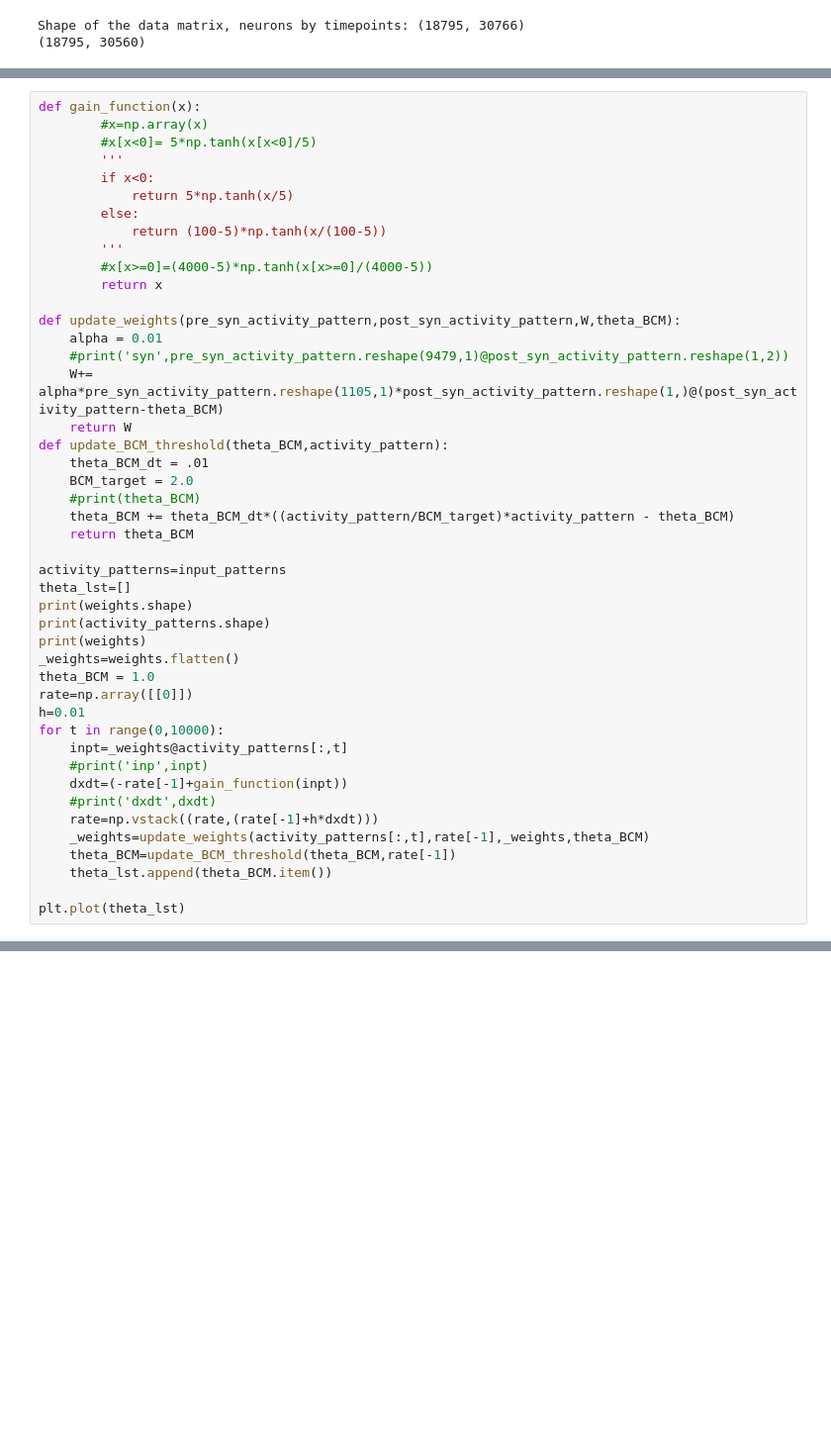
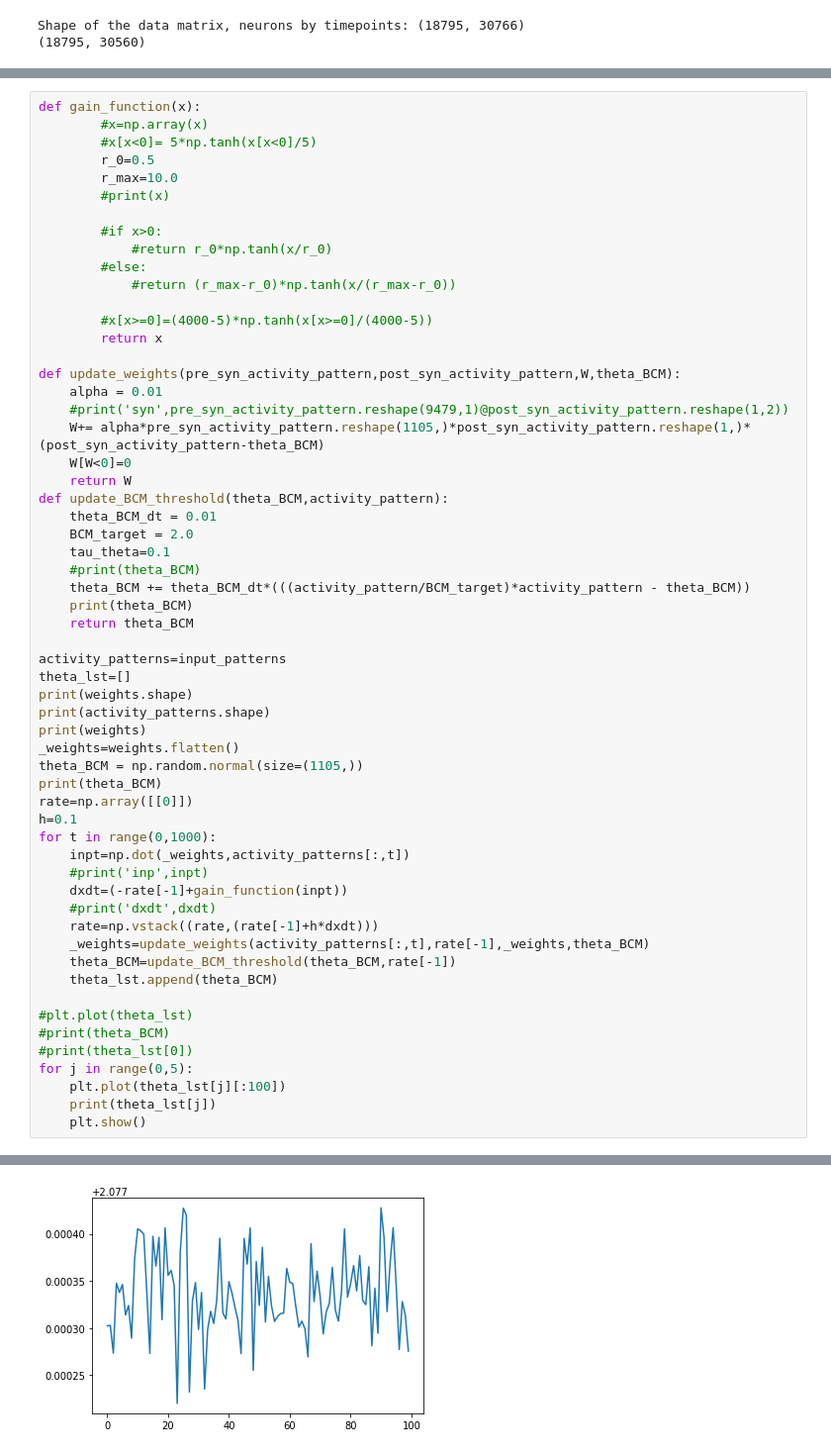
Before and after one commit to mariakesa/neuromatch2020, a Jupyter notebook: SlidingThreshold.ipynb, the cells around one changed output, grey strips where cells are left out. Shown at 99% size. Cells and saved outputs as stored; diff of their text form; blank space fills up the shorter version.

```diff
--- a/SlidingThreshold.ipynb
+++ b/SlidingThreshold.ipynb
@@ -65,25 +78,31 @@ input_patterns=sc.fit_transform(input_patterns)
 def gain_function(x):
         #x=np.array(x)
         #x[x<0]= 5*np.tanh(x[x<0]/5)
-        '''
-        if x<0:
-            return 5*np.tanh(x/5)
-        else:
-            return (100-5)*np.tanh(x/(100-5))
-        '''
+        r_0=0.5
+        r_max=10.0
+        #print(x)
+
+        #if x>0:
+            #return r_0*np.tanh(x/r_0)
+        #else:
+            #return (r_max-r_0)*np.tanh(x/(r_max-r_0))
+
         #x[x>=0]=(4000-5)*np.tanh(x[x>=0]/(4000-5))
         return x
 
 def update_weights(pre_syn_activity_pattern,post_syn_activity_pattern,W,theta_BCM):
     alpha = 0.01
     #print('syn',pre_syn_activity_pattern.reshape(9479,1)@post_syn_activity_pattern.reshape(1,2))
-    W+= alpha*pre_syn_activity_pattern.reshape(1105,1)*post_syn_activity_pattern.reshape(1,)@(post_syn_activity_pattern-theta_BCM)
+    W+= alpha*pre_syn_activity_pattern.reshape(1105,)*post_syn_activity_pattern.reshape(1,)*(post_syn_activity_pattern-theta_BCM)
+    W[W<0]=0
     return W
 def update_BCM_threshold(theta_BCM,activity_pattern):
-    theta_BCM_dt = .01
+    theta_BCM_dt = 0.01
     BCM_target = 2.0
+    tau_theta=0.1
     #print(theta_BCM)
-    theta_BCM += theta_BCM_dt*((activity_pattern/BCM_target)*activity_pattern - theta_BCM)
+    theta_BCM += theta_BCM_dt*(((activity_pattern/BCM_target)*activity_pattern - theta_BCM))
+    print(theta_BCM)
     return theta_BCM
 
 activity_patterns=input_patterns
@@ -92,18 +111,25 @@ print(weights.shape)
 print(activity_patterns.shape)
 print(weights)
 _weights=weights.flatten()
-theta_BCM = 1.0
+theta_BCM = np.random.normal(size=(1105,))
+print(theta_BCM)
 rate=np.array([[0]])
-h=0.01
-for t in range(0,10000):
-    inpt=_weights@activity_patterns[:,t]
+h=0.1
+for t in range(0,1000):
+    inpt=np.dot(_weights,activity_patterns[:,t])
     #print('inp',inpt)
     dxdt=(-rate[-1]+gain_function(inpt))
     #print('dxdt',dxdt)
     rate=np.vstack((rate,(rate[-1]+h*dxdt)))
     _weights=update_weights(activity_patterns[:,t],rate[-1],_weights,theta_BCM)
     theta_BCM=update_BCM_threshold(theta_BCM,rate[-1])
-    theta_lst.append(theta_BCM.item())
+    theta_lst.append(theta_BCM)
 
-plt.plot(theta_lst)
+#plt.plot(theta_lst)
+#print(theta_BCM)
+#print(theta_lst[0])
+for j in range(0,5):
+    plt.plot(theta_lst[j][:100])
+    print(theta_lst[j])
+    plt.show()
 # %% [output]
@@ -118,0 +153 @@ plt.plot(theta_lst)
+[figure, new version]
```
Also changed, not shown: parts of 9 cells of this notebook.
